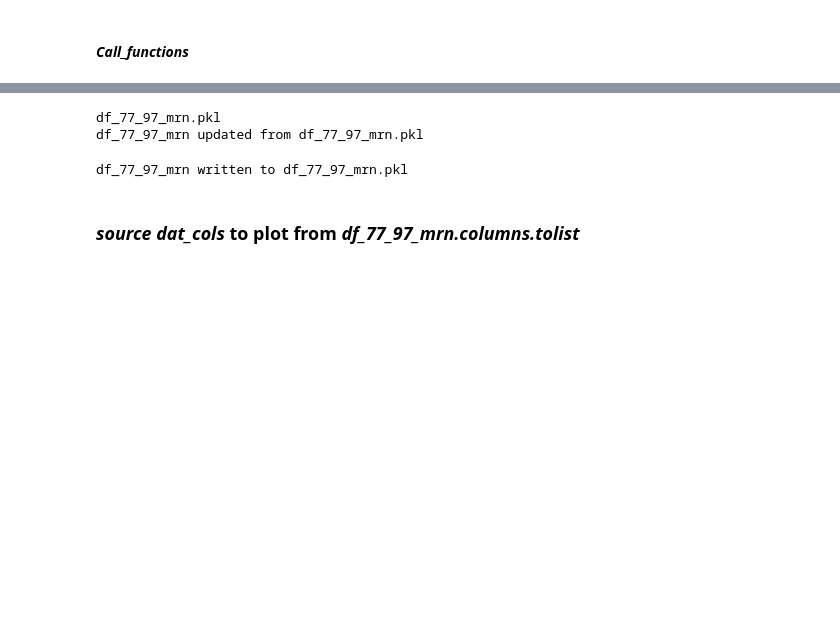
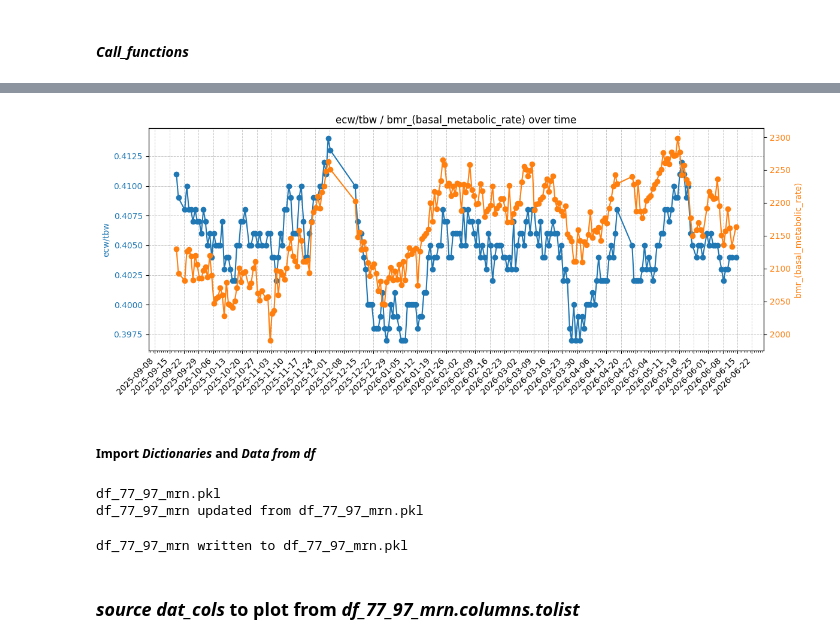
Before and after one commit to 1ratlab/JL_2, a Jupyter notebook: dct based system.ipynb, the cells around one changed output, grey strips where cells are left out. Cells and saved outputs as stored; diff of their text form; code cells hidden in the pictures; blank space fills up the shorter version.

Commit message:
plot vis dict works through plot

```diff
--- a/dct based system.ipynb
+++ b/dct based system.ipynb
@@ -374,3 +449,12 @@ def plot_multi_dual(df, *cols, save_pdf=True):
+# %%
+# Plots by subject inflamation and BMR
+plt_lst_x = ["ecw/tbw", 'bmr_(basal_metabolic_rate)']
+plot_multi_dual(ib_dct, *plt_lst_x,save_pdf=True )
+# plot_multi_dual(ib_dct, *plt_lst,save_pdf=True )
+# %% [output]
+[figure, added]
+# %% [markdown]
+##### Import ***Dictionaries*** and  ***Data from df***
 # %%
 read_from_pkl("df_77_97_mrn")  # creats obj with name in ("")
 # %% [output]
```
Also changed, not shown: parts of 9 cells of this notebook, 1 other file.
